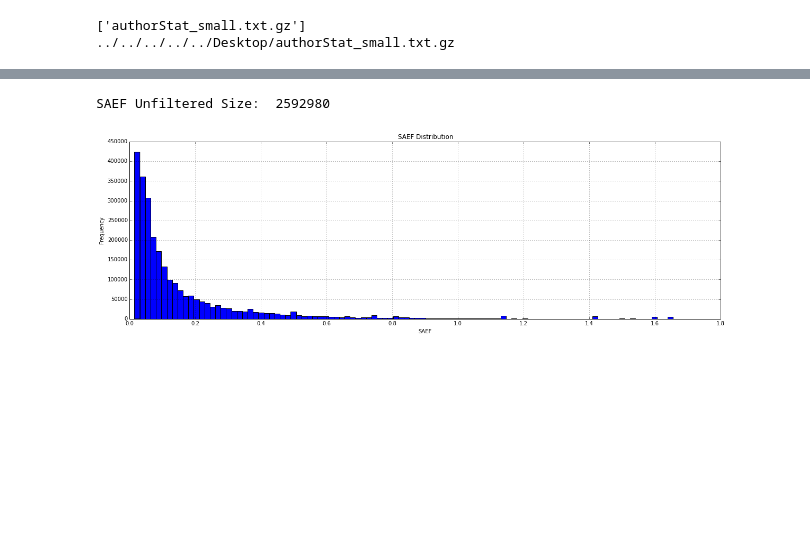
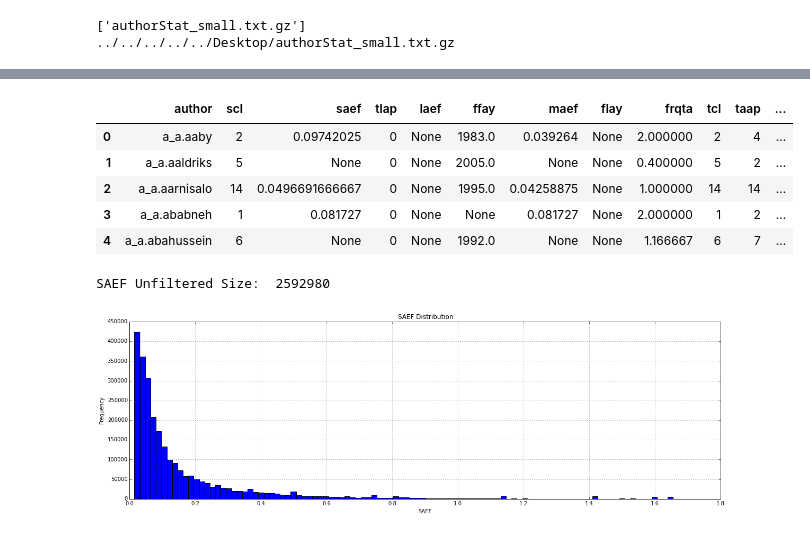
Before and after one commit to shinwachi/cs109_firstOrPerish, a Jupyter notebook: analysis/processAuthorStat.ipynb, the cells around one changed output, grey strips where cells are left out. Drawn from its saved outputs; the diff is of its cells as text; code cells hidden in the pictures; blank space fills up the shorter version.

```diff
--- a/analysis/processAuthorStat.ipynb
+++ b/analysis/processAuthorStat.ipynb
@@ -55,15 +55,17 @@ import numpy as np
 import matplotlib.pyplot as plt
 import pandas as pd
 from matplotlib import rcParams
+from sklearn.ensemble import RandomForestClassifier
+from sklearn.cross_validation import cross_val_score
 rcParams['figure.figsize'] = (20, 6)
 
-#infileDirPath = '../../../../../Dropbox/cs109_datasci_share_2/authout/'
+
 infileDirPath = '../../../../../Desktop/'
-#infileDirPath = '/vagrant/cs109_firstOrPerish/data_munging/'
 allFiles = []
 for file in os.listdir(infileDirPath):
-    if file.endswith("small.txt.gz"):
+    if file.endswith("authorStat_small.txt.gz"):
         allFiles.append(file)
+#Here we are extracting a summary txt file to do our analysis on
 # %%
 print allFiles[:1]
 for signFile in allFiles[:1]:
@@ -86,2 +79,12 @@ reader.tail()
+# %%
+#We import this file into a panda data frame for analysis.
+reader.head()
+# %% [output]
+|  | author | scl | saef | tlap | laef | ffay | maef | flay | frqta | tcl | taap | ... |
+| 0 | a_a.aaby | 2 | 0.09742025 | 0 | None | 1983.0 | 0.039264 | None | 2.000000 | 2 | 4 | ... |
+| 1 | a_a.aaldriks | 5 | None | 0 | None | 2005.0 | None | None | 0.400000 | 5 | 2 | ... |
+| 2 | a_a.aarnisalo | 14 | 0.0496691666667 | 0 | None | 1995.0 | 0.04258875 | None | 1.000000 | 14 | 14 | ... |
+| 3 | a_a.ababneh | 1 | 0.081727 | 0 | None | None | 0.081727 | None | 2.000000 | 1 | 2 | ... |
+| 4 | a_a.abahussein | 6 | None | 0 | None | 1992.0 | None | None | 1.166667 | 6 | 7 | ... |
 # %%
 #Unfiltered Data
```
Also changed, not shown: parts of 13 cells of this notebook.
